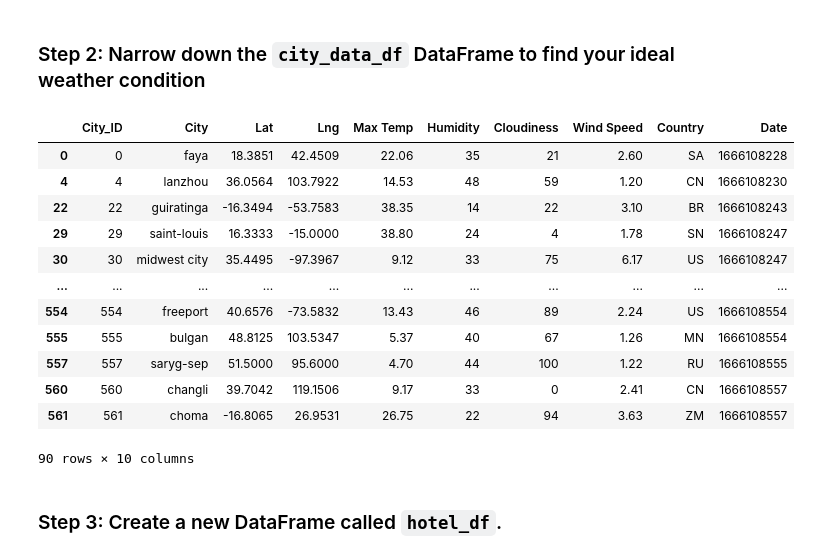
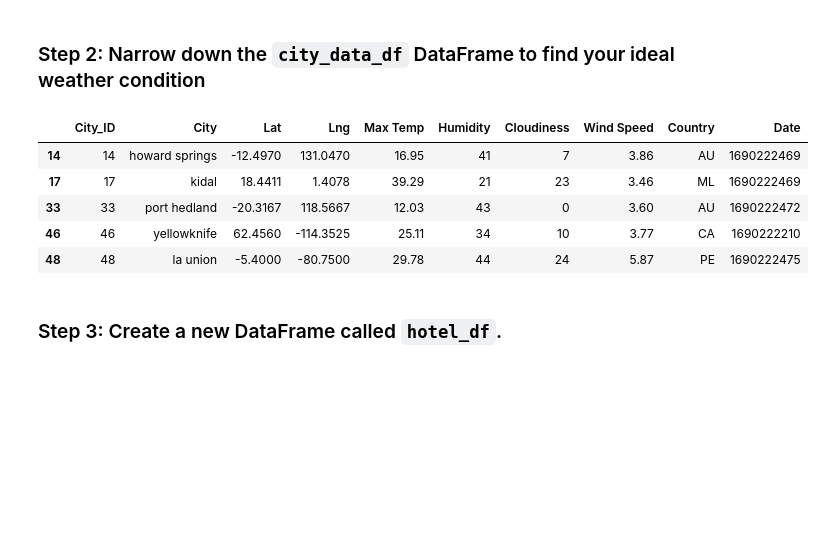
Before and after one commit to eshayden0617/python-api-challenge, a Jupyter notebook: VacationPy.ipynb, the cells around one changed output. Drawn from its saved outputs; the diff is of its cells as text; code cells hidden in the pictures; blank space fills up the shorter version.

```diff
--- a/VacationPy.ipynb
+++ b/VacationPy.ipynb
@@ -55,26 +55,19 @@ humidity_city
 # %%
 # Narrow down cities that fit criteria and drop any results with null values
 city_data_df = city_data_df[city_data_df['Humidity']< 50]
 
 # Drop any rows with null values
 city_data_df = city_data_df.dropna()
 
 # Display sample data
-city_data_df
+city_data_df.head()
 # %% [output]
 |  | City_ID | City | Lat | Lng | Max Temp | Humidity | Cloudiness | Wind Speed | Country | Date |
-| 0 | 0 | faya | 18.3851 | 42.4509 | 22.06 | 35 | 21 | 2.60 | SA | 1666108228 |
-| 4 | 4 | lanzhou | 36.0564 | 103.7922 | 14.53 | 48 | 59 | 1.20 | CN | 1666108230 |
-| 22 | 22 | guiratinga | -16.3494 | -53.7583 | 38.35 | 14 | 22 | 3.10 | BR | 1666108243 |
-| 29 | 29 | saint-louis | 16.3333 | -15.0000 | 38.80 | 24 | 4 | 1.78 | SN | 1666108247 |
-| 30 | 30 | midwest city | 35.4495 | -97.3967 | 9.12 | 33 | 75 | 6.17 | US | 1666108247 |
-| ... | ... | ... | ... | ... | ... | ... | ... | ... | ... | ... |
-| 554 | 554 | freeport | 40.6576 | -73.5832 | 13.43 | 46 | 89 | 2.24 | US | 1666108554 |
-| 555 | 555 | bulgan | 48.8125 | 103.5347 | 5.37 | 40 | 67 | 1.26 | MN | 1666108554 |
-| 557 | 557 | saryg-sep | 51.5000 | 95.6000 | 4.70 | 44 | 100 | 1.22 | RU | 1666108555 |
-| 560 | 560 | changli | 39.7042 | 119.1506 | 9.17 | 33 | 0 | 2.41 | CN | 1666108557 |
-| 561 | 561 | choma | -16.8065 | 26.9531 | 26.75 | 22 | 94 | 3.63 | ZM | 1666108557 |
+| 14 | 14 | howard springs | -12.4970 | 131.0470 | 16.95 | 41 | 7 | 3.86 | AU | 1690222469 |
+| 17 | 17 | kidal | 18.4411 | 1.4078 | 39.29 | 21 | 23 | 3.46 | ML | 1690222469 |
+| 33 | 33 | port hedland | -20.3167 | 118.5667 | 12.03 | 43 | 0 | 3.60 | AU | 1690222472 |
+| 46 | 46 | yellowknife | 62.4560 | -114.3525 | 25.11 | 34 | 10 | 3.77 | CA | 1690222210 |
+| 48 | 48 | la union | -5.4000 | -80.7500 | 29.78 | 44 | 24 | 5.87 | PE | 1690222475 |
-90 rows × 10 columns
 # %% [markdown]
 ### Step 3: Create a new DataFrame called `hotel_df`.
 # %%
```
Also changed, not shown: parts of 5 cells of this notebook.
